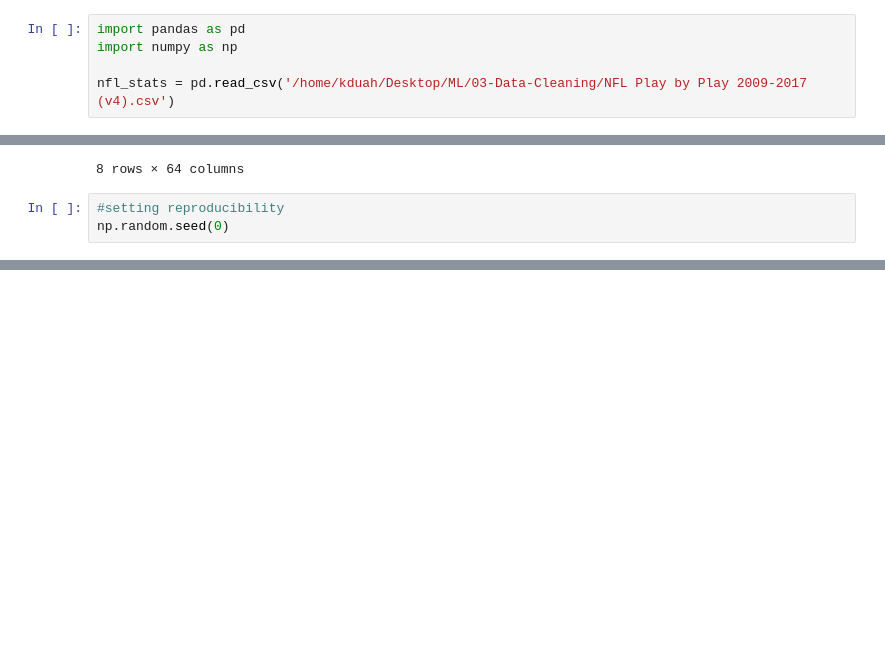
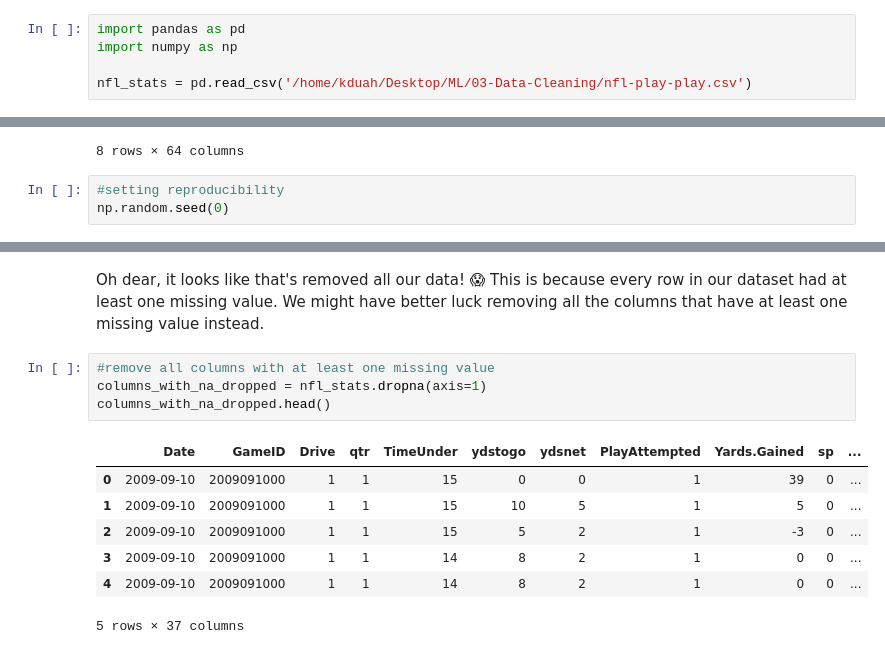
Before and after one commit to Kalderon-Sheikhman/Kaggle-All-Machine-Learning, a Jupyter notebook: 03-Data-Cleaning/Data-Cleaning.ipynb, the cells around one changed output, grey strips where cells are left out. Saved outputs shown, nothing was run; the diff lists cells and outputs as text; blank space fills up the shorter version.

```diff
--- a/03-Data-Cleaning/Data-Cleaning.ipynb
+++ b/03-Data-Cleaning/Data-Cleaning.ipynb
@@ -14,7 +14,7 @@ The first thing we'll need to do is load in the libraries and dataset we'll be u
 import pandas as pd
 import numpy as np
 
-nfl_stats = pd.read_csv('/home/kduah/Desktop/ML/03-Data-Cleaning/NFL Play by Play 2009-2017 (v4).csv')
+nfl_stats = pd.read_csv('/home/kduah/Desktop/ML/03-Data-Cleaning/nfl-play-play.csv')
 # %%
 nfl_stats.head()
 # %% [output]
@@ -43,0 +138,14 @@ np.random.seed(0)
+# %% [markdown]
+Oh dear, it looks like that's removed all our data! 😱 This is because every row in our dataset had at least one missing value. We might have better luck removing all the columns that have at least one missing value instead.
+# %%
+#remove all columns with at least one missing value
+columns_with_na_dropped = nfl_stats.dropna(axis=1)
+columns_with_na_dropped.head()
+# %% [output]
+|  | Date | GameID | Drive | qtr | TimeUnder | ydstogo | ydsnet | PlayAttempted | Yards.Gained | sp | ... |
+| 0 | 2009-09-10 | 2009091000 | 1 | 1 | 15 | 0 | 0 | 1 | 39 | 0 | ... |
+| 1 | 2009-09-10 | 2009091000 | 1 | 1 | 15 | 10 | 5 | 1 | 5 | 0 | ... |
+| 2 | 2009-09-10 | 2009091000 | 1 | 1 | 15 | 5 | 2 | 1 | -3 | 0 | ... |
+| 3 | 2009-09-10 | 2009091000 | 1 | 1 | 14 | 8 | 2 | 1 | 0 | 0 | ... |
+| 4 | 2009-09-10 | 2009091000 | 1 | 1 | 14 | 8 | 2 | 1 | 0 | 0 | ... |
+5 rows × 37 columns
```
Also changed, not shown: parts of 48 cells of this notebook, 1 other file.
